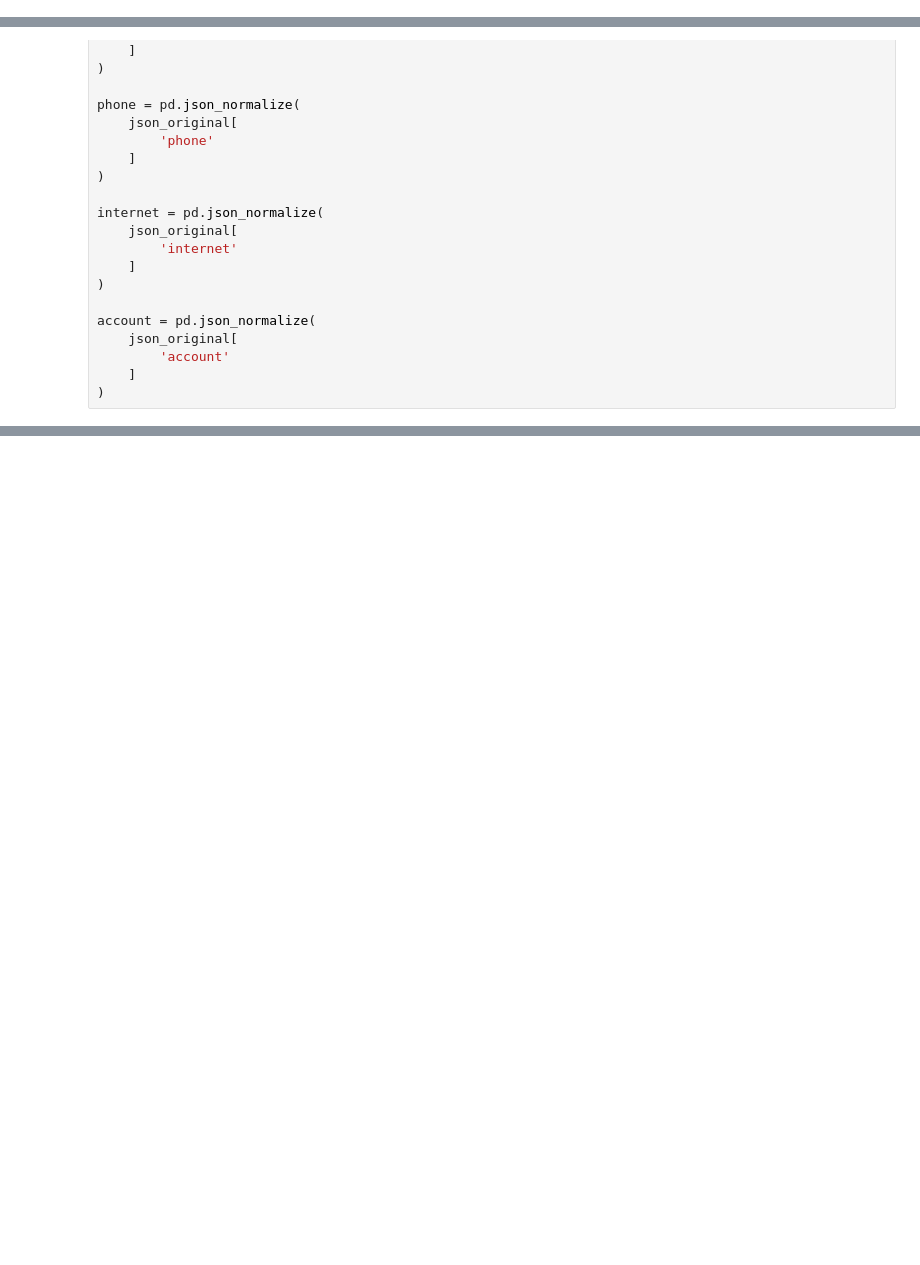
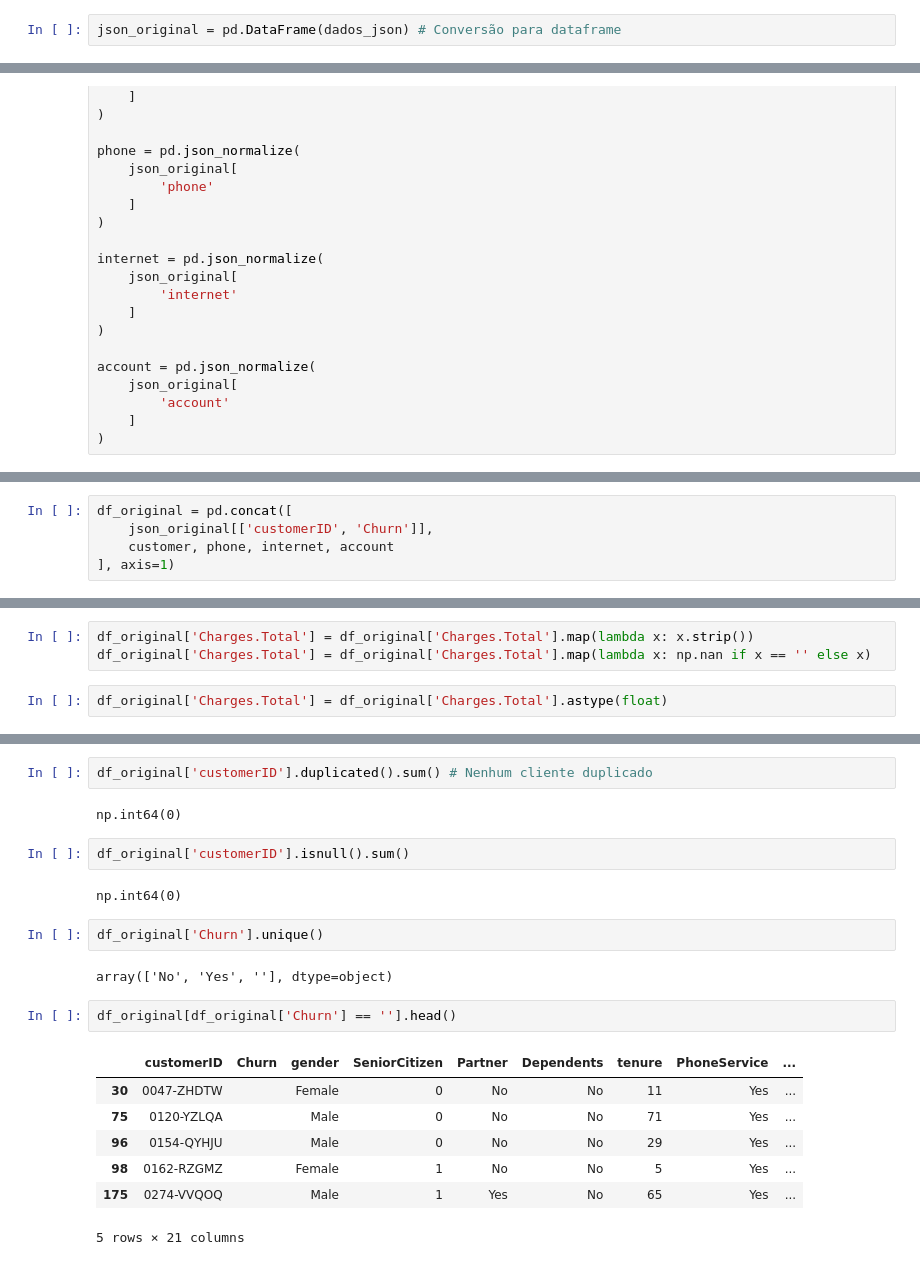
Before and after one commit to just-fontaine/challenge-telecom, a Jupyter notebook: main.ipynb, the cells around one changed output, grey strips where cells are left out. Cells and saved outputs as stored; diff of their text form; blank space fills up the shorter version.

```diff
--- a/main.ipynb
+++ b/main.ipynb
@@ -22,0 +39,2 @@ json_original
+# %%
+json_original = pd.DataFrame(dados_json) # Conversão para dataframe
@@ -110,0 +69,5 @@ account
+# %%
+df_original = pd.concat([
+    json_original[['customerID', 'Churn']],
+    customer, phone, internet, account
+], axis=1)
@@ -110,0 +100,5 @@ account
+# %%
+df_original['Charges.Total'] = df_original['Charges.Total'].map(lambda x: x.strip())
+df_original['Charges.Total'] = df_original['Charges.Total'].map(lambda x: np.nan if x == '' else x)
+# %%
+df_original['Charges.Total'] = df_original['Charges.Total'].astype(float)
@@ -110,0 +169,22 @@ account
+# %%
+df_original['customerID'].duplicated().sum() # Nenhum cliente duplicado
+# %% [output]
+np.int64(0)
+# %%
+df_original['customerID'].isnull().sum()
+# %% [output]
+np.int64(0)
+# %%
+df_original['Churn'].unique()
+# %% [output]
+array(['No', 'Yes', ''], dtype=object)
+# %%
+df_original[df_original['Churn'] == ''].head()
+# %% [output]
+|  | customerID | Churn | gender | SeniorCitizen | Partner | Dependents | tenure | PhoneService | ... |
+| 30 | 0047-ZHDTW |  | Female | 0 | No | No | 11 | Yes | ... |
+| 75 | 0120-YZLQA |  | Male | 0 | No | No | 71 | Yes | ... |
+| 96 | 0154-QYHJU |  | Male | 0 | No | No | 29 | Yes | ... |
+| 98 | 0162-RZGMZ |  | Female | 1 | No | No | 5 | Yes | ... |
+| 175 | 0274-VVQOQ |  | Male | 1 | Yes | No | 65 | Yes | ... |
+5 rows × 21 columns
```
Also changed, not shown: parts of 35 cells of this notebook.
